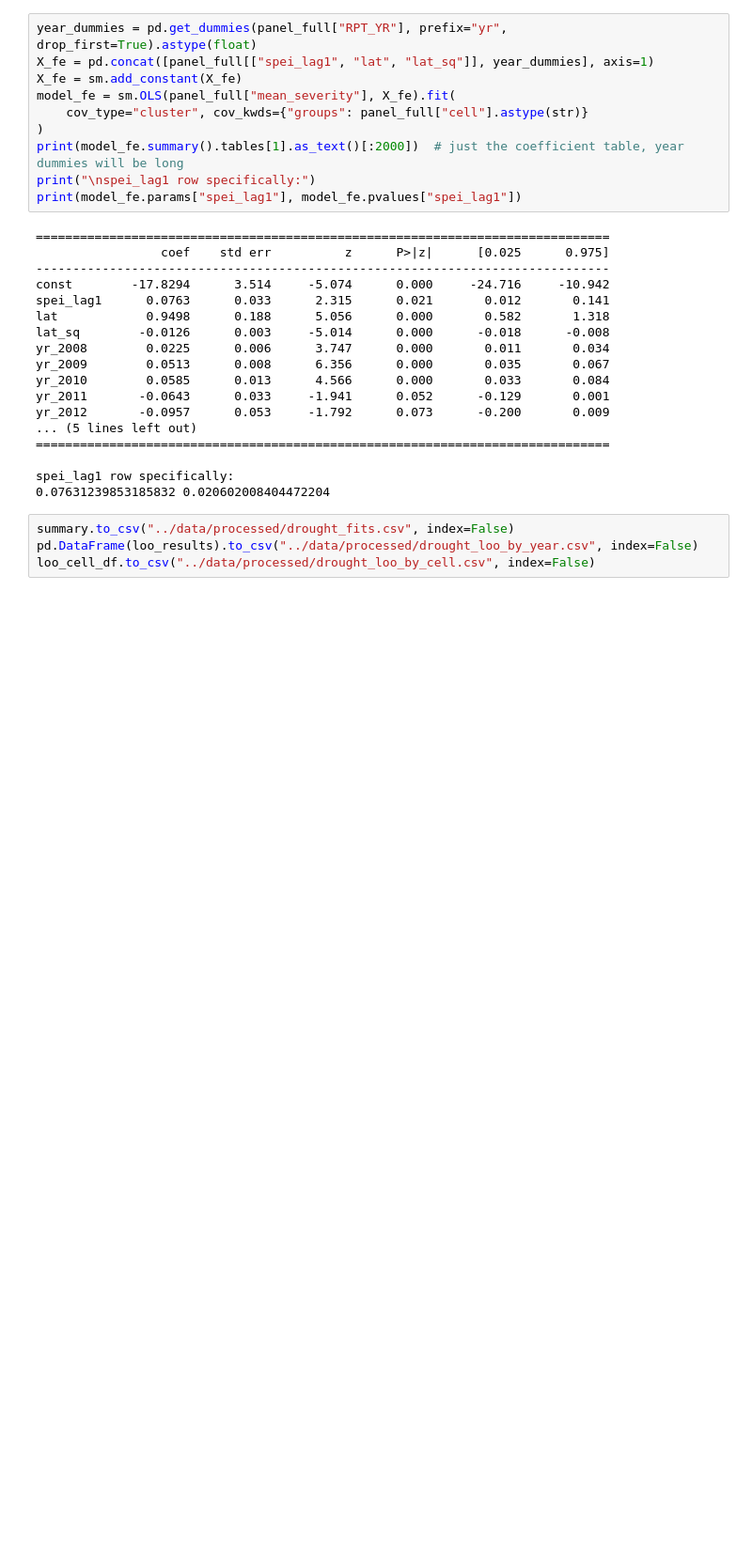
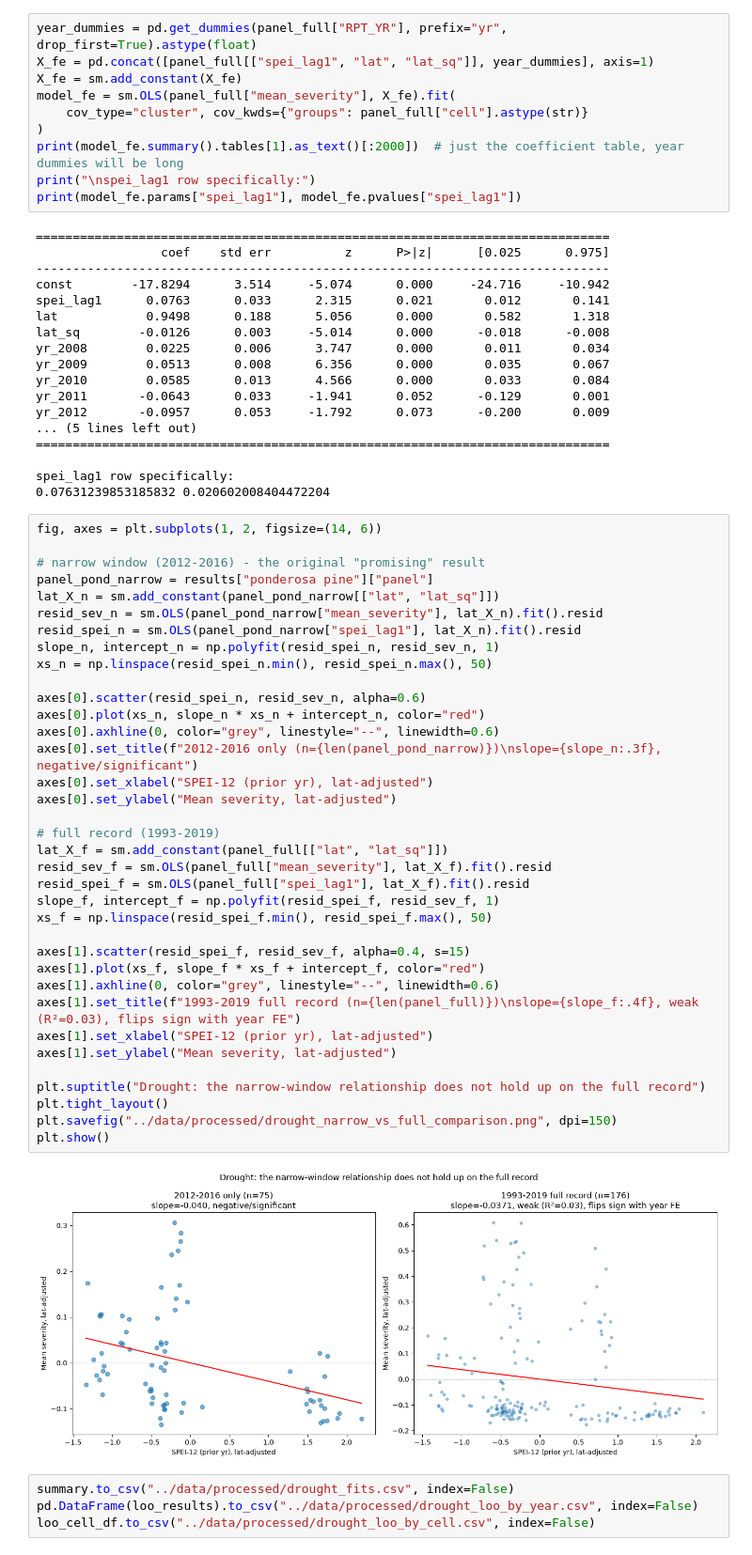
Before and after one commit to ada-th25/climate_impact_curves, a Jupyter notebook: notebooks/06_usfs_ads_pilot.ipynb, the cells around one changed output. Shown at 94% size. Drawn from its saved outputs; the diff is of its cells as text; blank space fills up the shorter version.

Commit message:
Plot drought plot with extended ADS

```diff
--- a/notebooks/06_usfs_ads_pilot.ipynb
+++ b/notebooks/06_usfs_ads_pilot.ipynb
@@ -1180,6 +1180,44 @@ yr_2012       -0.0957      0.053     -1.792      0.073      -0.200       0.009
 
 spei_lag1 row specifically:
 0.07631239853185832 0.020602008404472204
+# %%
+fig, axes = plt.subplots(1, 2, figsize=(14, 6))
+
+# narrow window (2012-2016) - the original "promising" result
+panel_pond_narrow = results["ponderosa pine"]["panel"]
+lat_X_n = sm.add_constant(panel_pond_narrow[["lat", "lat_sq"]])
+resid_sev_n = sm.OLS(panel_pond_narrow["mean_severity"], lat_X_n).fit().resid
+resid_spei_n = sm.OLS(panel_pond_narrow["spei_lag1"], lat_X_n).fit().resid
+slope_n, intercept_n = np.polyfit(resid_spei_n, resid_sev_n, 1)
+xs_n = np.linspace(resid_spei_n.min(), resid_spei_n.max(), 50)
+
+axes[0].scatter(resid_spei_n, resid_sev_n, alpha=0.6)
+axes[0].plot(xs_n, slope_n * xs_n + intercept_n, color="red")
+axes[0].axhline(0, color="grey", linestyle="--", linewidth=0.6)
+axes[0].set_title(f"2012-2016 only (n={len(panel_pond_narrow)})\nslope={slope_n:.3f}, negative/significant")
+axes[0].set_xlabel("SPEI-12 (prior yr), lat-adjusted")
+axes[0].set_ylabel("Mean severity, lat-adjusted")
+
+# full record (1993-2019)
+lat_X_f = sm.add_constant(panel_full[["lat", "lat_sq"]])
+resid_sev_f = sm.OLS(panel_full["mean_severity"], lat_X_f).fit().resid
+resid_spei_f = sm.OLS(panel_full["spei_lag1"], lat_X_f).fit().resid
+slope_f, intercept_f = np.polyfit(resid_spei_f, resid_sev_f, 1)
+xs_f = np.linspace(resid_spei_f.min(), resid_spei_f.max(), 50)
+
+axes[1].scatter(resid_spei_f, resid_sev_f, alpha=0.4, s=15)
+axes[1].plot(xs_f, slope_f * xs_f + intercept_f, color="red")
+axes[1].axhline(0, color="grey", linestyle="--", linewidth=0.6)
+axes[1].set_title(f"1993-2019 full record (n={len(panel_full)})\nslope={slope_f:.4f}, weak (R²=0.03), flips sign with year FE")
+axes[1].set_xlabel("SPEI-12 (prior yr), lat-adjusted")
+axes[1].set_ylabel("Mean severity, lat-adjusted")
+
+plt.suptitle("Drought: the narrow-window relationship does not hold up on the full record")
+plt.tight_layout()
+plt.savefig("../data/processed/drought_narrow_vs_full_comparison.png", dpi=150)
+plt.show()
+# %% [output]
+[figure, added]
 # %%
 summary.to_csv("../data/processed/drought_fits.csv", index=False)
 pd.DataFrame(loo_results).to_csv("../data/processed/drought_loo_by_year.csv", index=False)
```
